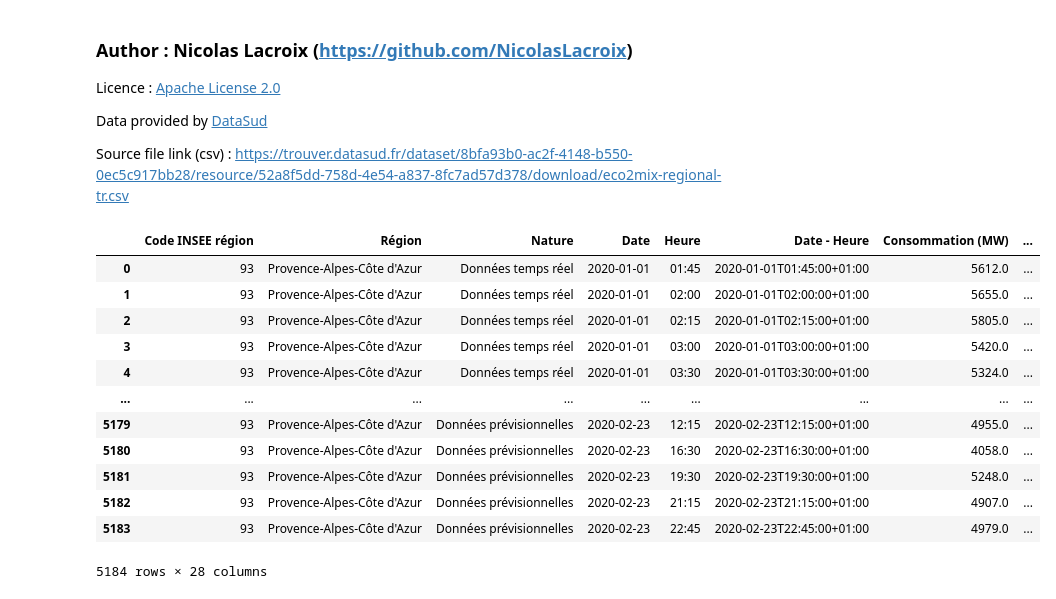
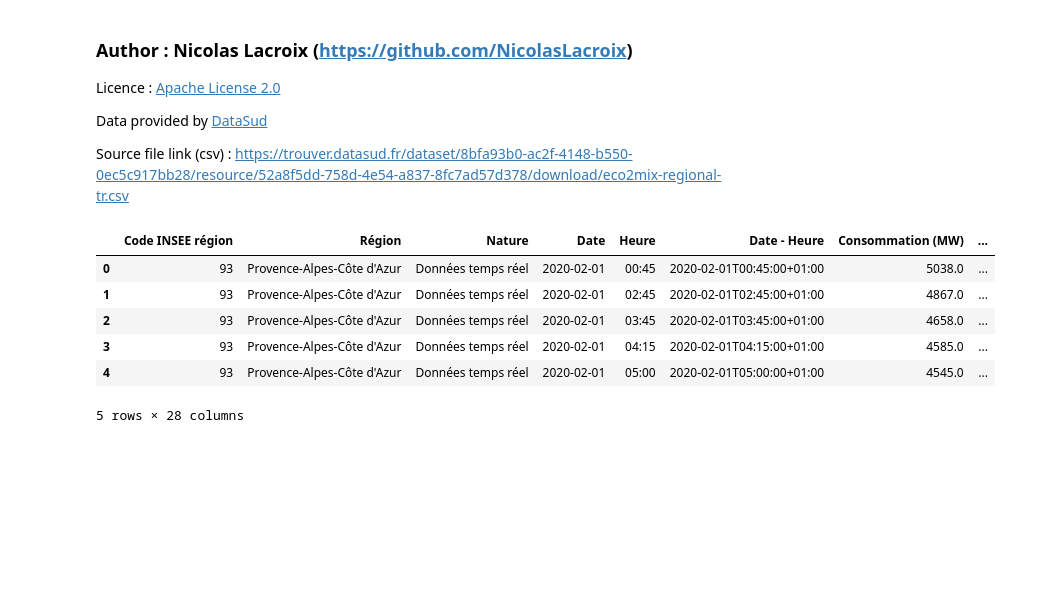
Before and after one commit to NicolasLacroix/data-representation, a Jupyter notebook: notebooks/consumption.ipynb, the cells around one changed output. Saved outputs shown, nothing was run; the diff lists cells and outputs as text; code cells hidden in the pictures; blank space fills up the shorter version.

Commit message:
Readability improvements. Fix dataframes' order.

```diff
--- a/notebooks/consumption.ipynb
+++ b/notebooks/consumption.ipynb
@@ -22,21 +22,15 @@ from datetime import datetime, date
 data_link = 'https://trouver.datasud.fr/dataset/8bfa93b0-ac2f-4148-b550-0ec5c917bb28/resource/52a8f5dd-758d-4e54-a837-8fc7ad57d378/download/eco2mix-regional-tr.csv'
 data = pd.read_csv(data_link, delimiter=';', encoding='utf_8', parse_dates=True)
 # %%
-data
+data.head()
 # %% [output]
 |  | Code INSEE région | Région | Nature | Date | Heure | Date - Heure | Consommation (MW) | ... |
-| 0 | 93 | Provence-Alpes-Côte d'Azur | Données temps réel | 2020-01-01 | 01:45 | 2020-01-01T01:45:00+01:00 | 5612.0 | ... |
-| 1 | 93 | Provence-Alpes-Côte d'Azur | Données temps réel | 2020-01-01 | 02:00 | 2020-01-01T02:00:00+01:00 | 5655.0 | ... |
-| 2 | 93 | Provence-Alpes-Côte d'Azur | Données temps réel | 2020-01-01 | 02:15 | 2020-01-01T02:15:00+01:00 | 5805.0 | ... |
-| 3 | 93 | Provence-Alpes-Côte d'Azur | Données temps réel | 2020-01-01 | 03:00 | 2020-01-01T03:00:00+01:00 | 5420.0 | ... |
-| 4 | 93 | Provence-Alpes-Côte d'Azur | Données temps réel | 2020-01-01 | 03:30 | 2020-01-01T03:30:00+01:00 | 5324.0 | ... |
-| ... | ... | ... | ... | ... | ... | ... | ... | ... |
-| 5179 | 93 | Provence-Alpes-Côte d'Azur | Données prévisionnelles | 2020-02-23 | 12:15 | 2020-02-23T12:15:00+01:00 | 4955.0 | ... |
-| 5180 | 93 | Provence-Alpes-Côte d'Azur | Données prévisionnelles | 2020-02-23 | 16:30 | 2020-02-23T16:30:00+01:00 | 4058.0 | ... |
-| 5181 | 93 | Provence-Alpes-Côte d'Azur | Données prévisionnelles | 2020-02-23 | 19:30 | 2020-02-23T19:30:00+01:00 | 5248.0 | ... |
-| 5182 | 93 | Provence-Alpes-Côte d'Azur | Données prévisionnelles | 2020-02-23 | 21:15 | 2020-02-23T21:15:00+01:00 | 4907.0 | ... |
-| 5183 | 93 | Provence-Alpes-Côte d'Azur | Données prévisionnelles | 2020-02-23 | 22:45 | 2020-02-23T22:45:00+01:00 | 4979.0 | ... |
+| 0 | 93 | Provence-Alpes-Côte d'Azur | Données temps réel | 2020-02-01 | 00:45 | 2020-02-01T00:45:00+01:00 | 5038.0 | ... |
+| 1 | 93 | Provence-Alpes-Côte d'Azur | Données temps réel | 2020-02-01 | 02:45 | 2020-02-01T02:45:00+01:00 | 4867.0 | ... |
+| 2 | 93 | Provence-Alpes-Côte d'Azur | Données temps réel | 2020-02-01 | 03:45 | 2020-02-01T03:45:00+01:00 | 4658.0 | ... |
+| 3 | 93 | Provence-Alpes-Côte d'Azur | Données temps réel | 2020-02-01 | 04:15 | 2020-02-01T04:15:00+01:00 | 4585.0 | ... |
+| 4 | 93 | Provence-Alpes-Côte d'Azur | Données temps réel | 2020-02-01 | 05:00 | 2020-02-01T05:00:00+01:00 | 4545.0 | ... |
-5184 rows × 28 columns
+5 rows × 28 columns
 # %%
 # TODO: use parse_date=True in pd.read_csv method instead
 data['Date'] = pd.to_datetime(data['Date'])
```
Also changed, not shown: parts of 12 cells of this notebook, 2 other files.
